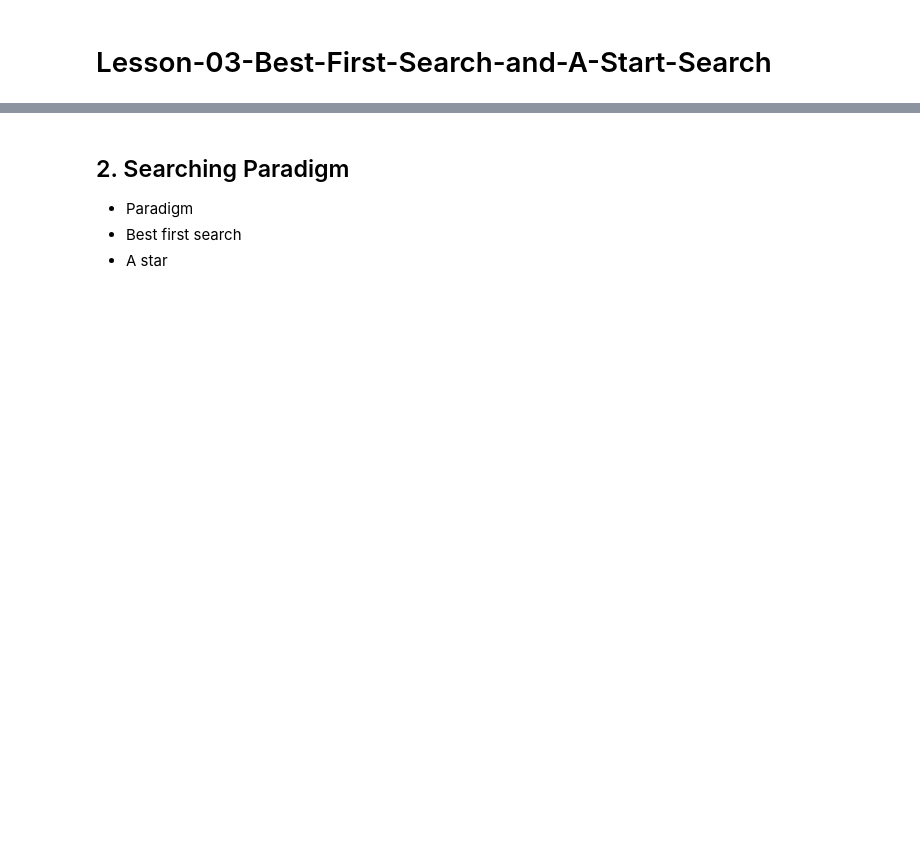
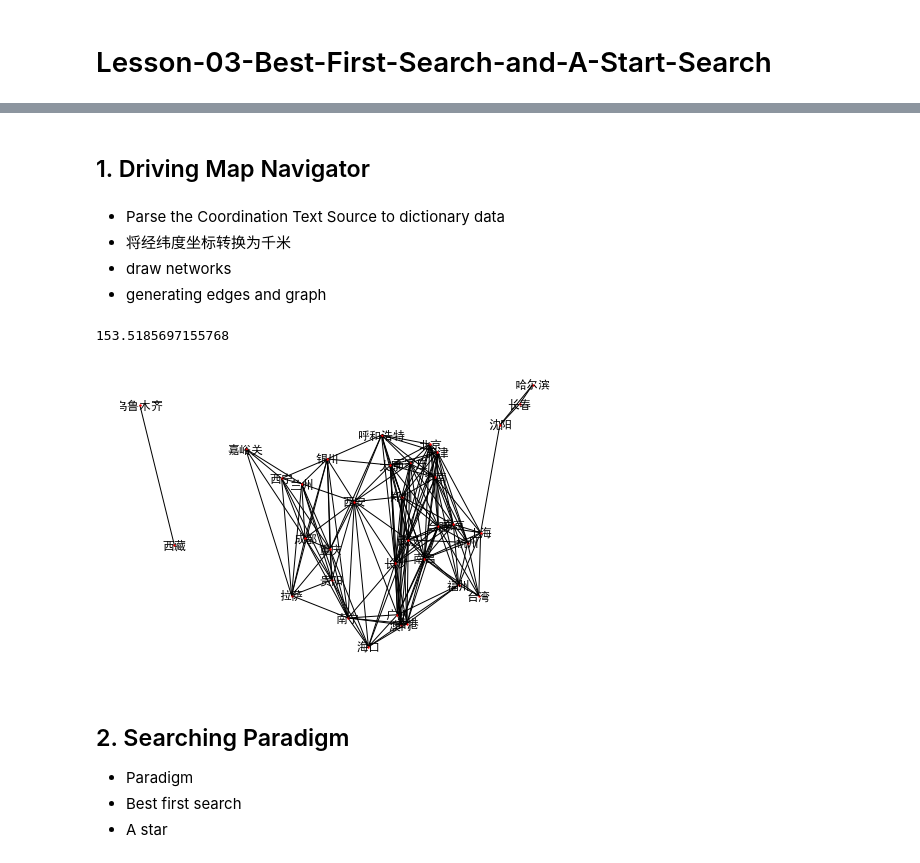
Before and after one commit to LuanBoheng/NLP-course, a Jupyter notebook: week_3/_doc_week3_recode.ipynb, the cells around one changed output, grey strips where cells are left out. Saved outputs shown, nothing was run; the diff lists cells and outputs as text; code cells hidden in the pictures; blank space fills up the shorter version.

```diff
--- a/week_3/_doc_week3_recode.ipynb
+++ b/week_3/_doc_week3_recode.ipynb
@@ -9,3 +3,5 @@
+# %% [markdown]
+## 1. Driving Map Navigator
 # %%
 coordination_source = """
 {name:'兰州', geoCoord:[103.73, 36.03]},
@@ -81,6 +77,42 @@ def geo_distance(origin, destination):
     d = radius * c
 
     return d
+# %% [markdown]
+- Parse the Coordination Text Source to dictionary data
+- 将经纬度坐标转换为千米
+- draw networks
+- generating edges and graph
+# %%
+import re
+import networkx as nx
+def get_coordination_dict(coordination_source):
+    city = re.findall('name:\'(\w+)\'', coordination_source)
+    coordination = [(float(long), float(lat)) for long, lat in re.findall('geoCoord:\[(.+),(.+)]', coordination_source)]
+    return dict(zip(city,coordination))
+
+city_coordinates = get_coordination_dict(coordination_source)
+city_names = list(city_coordinates.keys())
+
+city_graph = nx.Graph()
+city_graph.add_nodes_from(city_names)
+
+nx.draw(city_graph, city_coordinates, with_labels=True, node_size=20)
+# %%
+def get_geo_distance(origin, destination):
+    global city_coordinates
+    return geo_distance(city_coordinates[origin], city_coordinates[destination])
+
+get_geo_distance('杭州', '上海')
+# %% [output]
+153.5185697155768
+# %%
+threshold = 700
+city_edges = {s:[e for e in city_names if get_geo_distance(s,e) <= threshold] for s in city_names}
+city_edges_graph = nx.Graph(city_edges)
+
+nx.draw(city_edges_graph, city_coordinates, with_labels=True, node_size=2)
+# %% [output]
+[figure, added]
 # %% [markdown]
 ## 2. Searching Paradigm
 - Paradigm
```
Also changed, not shown: parts of 1 cell of this notebook.
